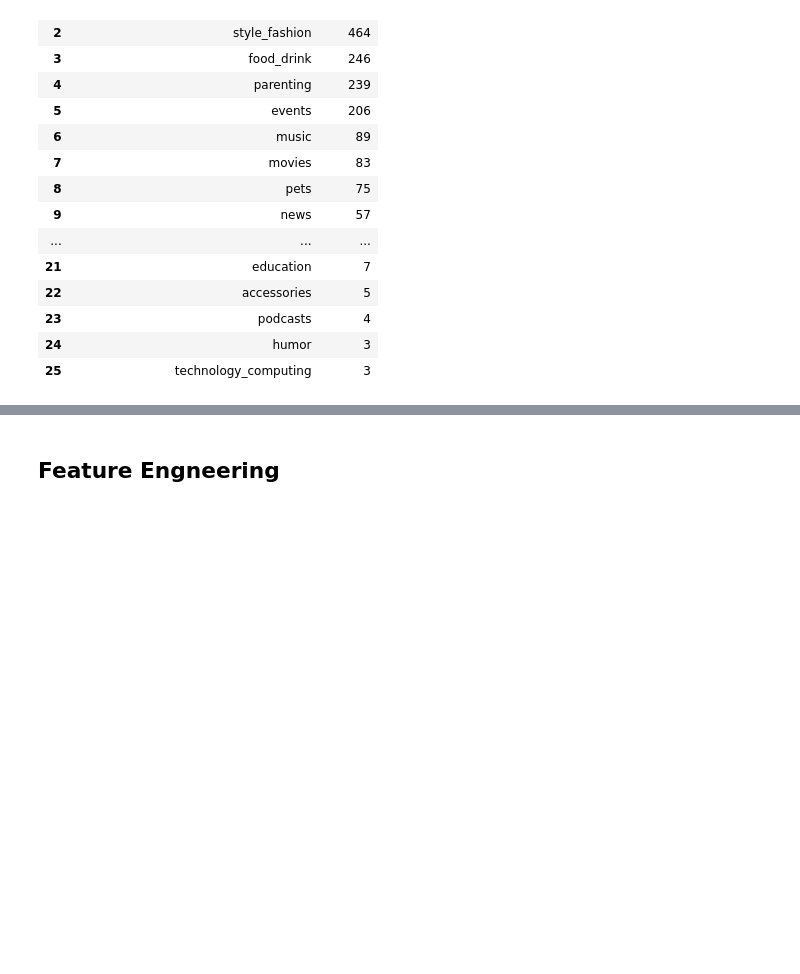
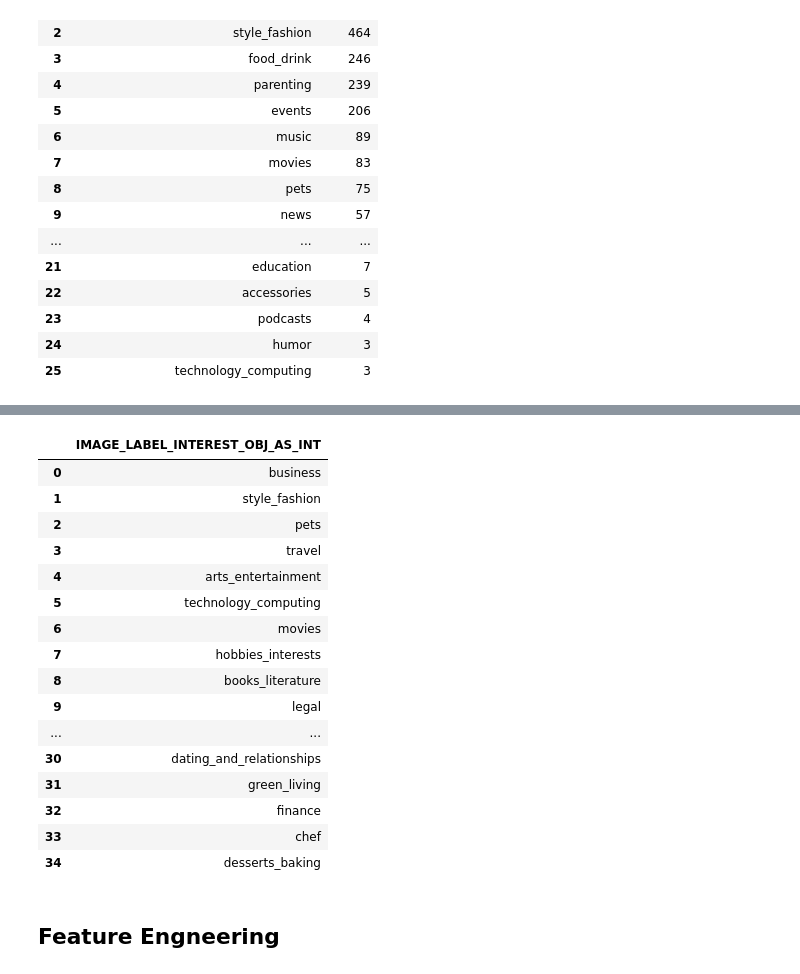
Before and after one commit to Raanank10/Instagram-s-influencers, a Jupyter notebook: Instagram_influencers.ipynb, the cells around one changed output, grey strips where cells are left out. Saved outputs shown, nothing was run; the diff lists cells and outputs as text; code cells hidden in the pictures; blank space fills up the shorter version.

```diff
--- a/Instagram_influencers.ipynb
+++ b/Instagram_influencers.ipynb
@@ -410,0 +516,2 @@ df.groupby(['ACCESSIBILITY_CAPTION_INTEREST']).size().sort_values(ascending=Fals
+# %%
+enc = OrdinalEncoder()
@@ -410,0 +550,8 @@ df.groupby(['ACCESSIBILITY_CAPTION_INTEREST']).size().sort_values(ascending=Fals
+# %%
+for col in df.select_dtypes(include=['object']).dtypes.index:
+  col_list = pd.DataFrame(df[col].unique())
+  #col_list.rename(columns = {0:col},inplace=True)
+  #col_list.rename(columns = {0:col},inplace=True)
+  enc.fit(col_list['0'])
+  df[col + '_OBJECT_AS_INT'] = enc.transform(col_list['0'])
+  print(col)
@@ -411,3 +598,23 @@ df.groupby(['ACCESSIBILITY_CAPTION_INTEREST']).size().sort_values(ascending=Fals
+# %%
+df.info()
+# %% [output]
+|  | IMAGE_LABEL_INTEREST_OBJ_AS_INT |
+| 0 | business |
+| 1 | style_fashion |
+| 2 | pets |
+| 3 | travel |
+| 4 | arts_entertainment |
+| 5 | technology_computing |
+| 6 | movies |
+| 7 | hobbies_interests |
+| 8 | books_literature |
+| 9 | legal |
+| ... | ... |
+| 30 | dating_and_relationships |
+| 31 | green_living |
+| 32 | finance |
+| 33 | chef |
+| 34 | desserts_baking |
 # %% [markdown]
 ## Feature Engneering
 # %% [markdown]
```
Also changed, not shown: parts of 24 cells of this notebook.
